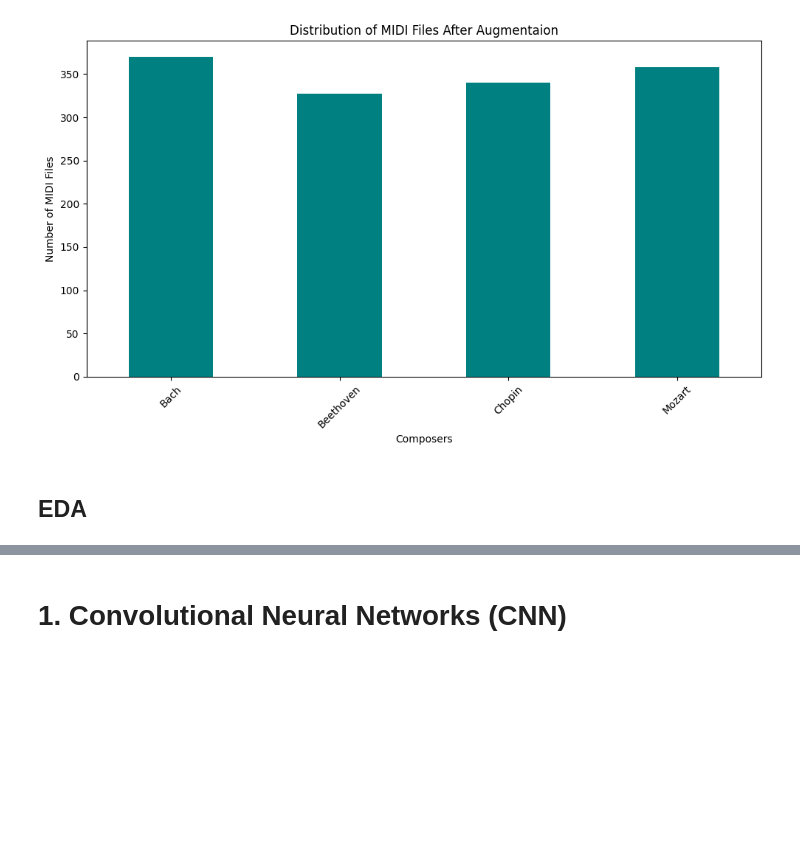
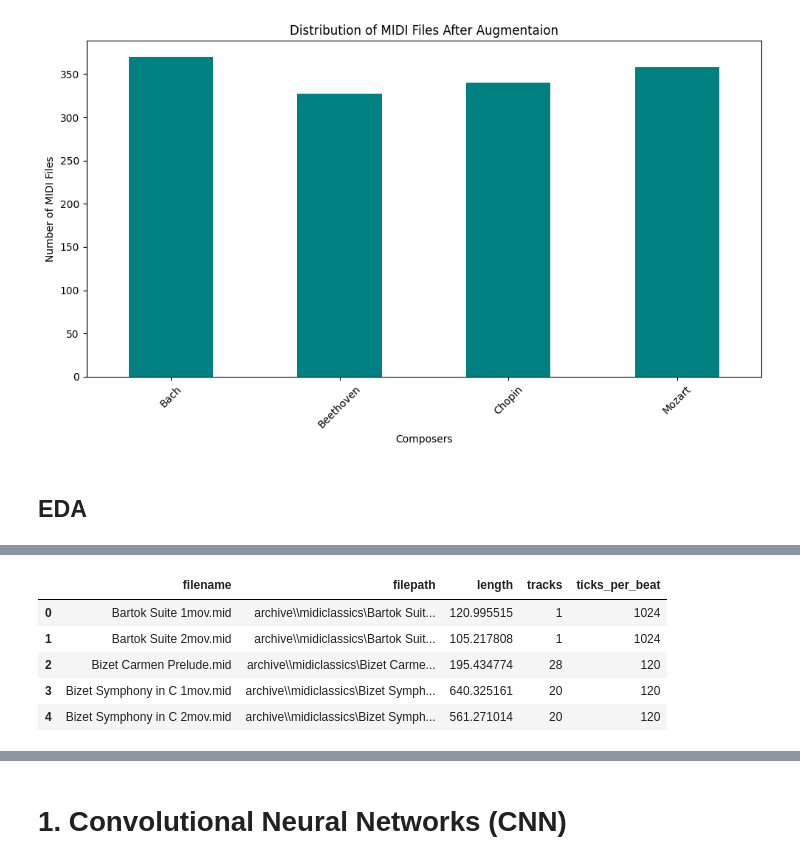
Before and after one commit to seema469/AAI_511_DeepLearning, a Jupyter notebook: composer_classification.ipynb, the cells around one changed output, grey strips where cells are left out. Drawn from its saved outputs; the diff is of its cells as text; code cells hidden in the pictures; blank space fills up the shorter version.

```diff
--- a/composer_classification.ipynb
+++ b/composer_classification.ipynb
@@ -315,0 +326,37 @@ plt.show()
+# %%
+def extract_midi_info(midi_file):
+    """
+    Extract basic information from a MIDI file.
+    """
+    try:
+        midi_data = mido.MidiFile(midi_file)
+        info = {
+            'filename': os.path.basename(midi_file),
+            'filepath': midi_file,
+            'length': midi_data.length,
+            'tracks': len(midi_data.tracks),
+            'ticks_per_beat': midi_data.ticks_per_beat
+        }
+        return info
+    except Exception as e:
+        print(f"Error processing {midi_file}: {e}")
+        return None
+
+def read_midi_files(directory):
+    """
+    Recursively read all MIDI files in a directory and its subdirectories and extract information.
+    """
+    midi_info_list = []
+    for root, _, files in os.walk(directory):
+        for file in files:
+            if file.endswith('.mid') or file.endswith('.midi'):
+                print(root,file)
+                midi_file = os.path.join(root, file)
+                midi_info = extract_midi_info(midi_file)
+                if midi_info:
+                    midi_info_list.append(midi_info)
+    return pd.DataFrame(midi_info_list)
+
+# Example usage:
+midi_directory = r"archive\\midiclassics"
+midi_df = read_midi_files(midi_directory)
@@ -315,0 +381,9 @@ plt.show()
+# %%
+midi_df.head()
+# %% [output]
+|  | filename | filepath | length | tracks | ticks_per_beat |
+| 0 | Bartok Suite 1mov.mid | archive\\midiclassics\Bartok Suit... | 120.995515 | 1 | 1024 |
+| 1 | Bartok Suite 2mov.mid | archive\\midiclassics\Bartok Suit... | 105.217808 | 1 | 1024 |
+| 2 | Bizet Carmen Prelude.mid | archive\\midiclassics\Bizet Carme... | 195.434774 | 28 | 120 |
+| 3 | Bizet Symphony in C 1mov.mid | archive\\midiclassics\Bizet Symph... | 640.325161 | 20 | 120 |
+| 4 | Bizet Symphony in C 2mov.mid | archive\\midiclassics\Bizet Symph... | 561.271014 | 20 | 120 |
```
Also changed, not shown: parts of 21 cells of this notebook.
